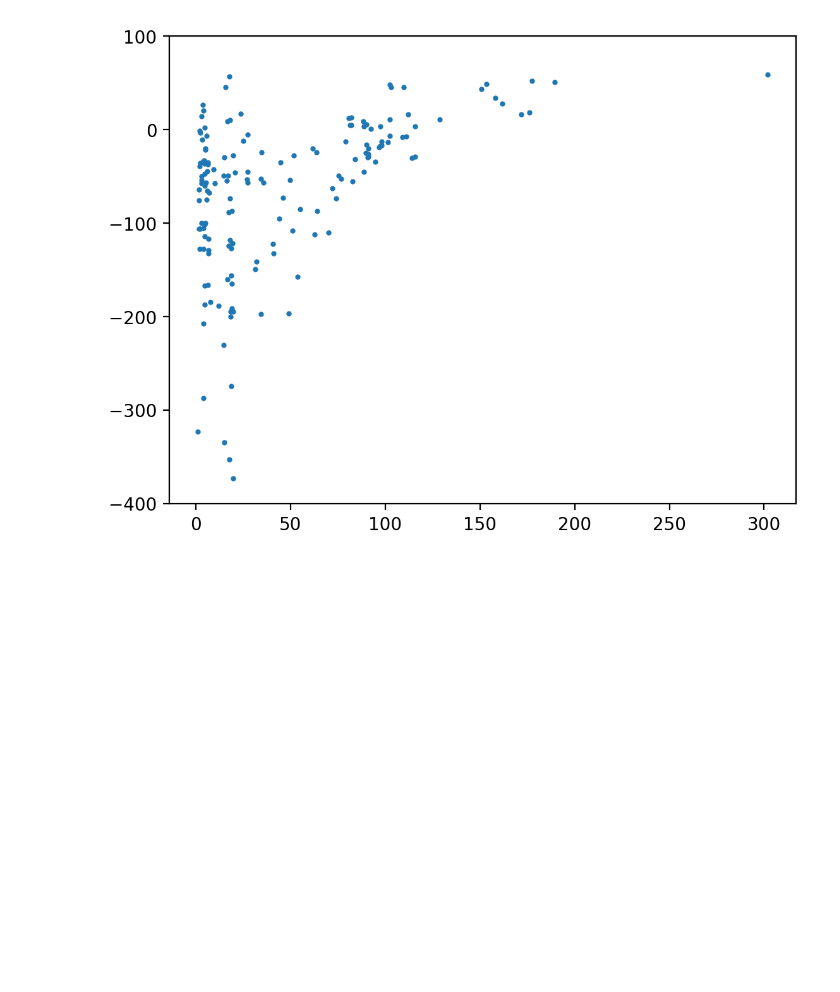
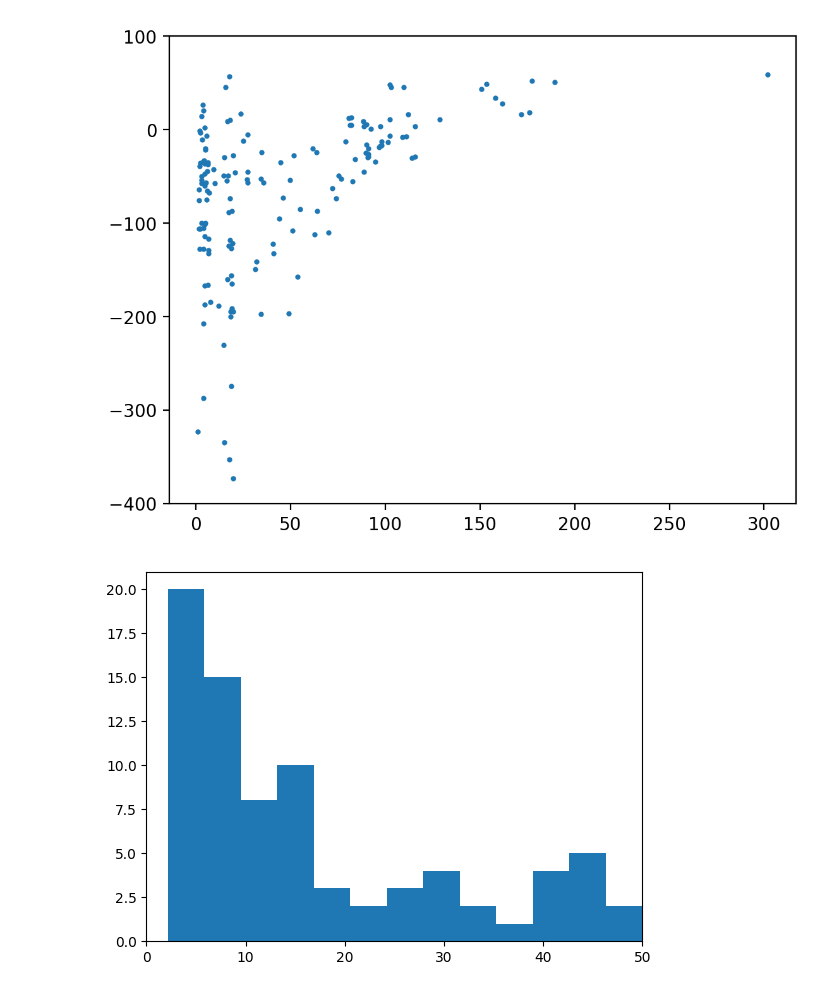
Before and after one commit to SandroMFMoreira/ASteCA, a Jupyter notebook: age_comparison.ipynb, the cells around one changed output. Drawn from its saved outputs; the diff is of its cells as text; code cells hidden in the pictures; blank space fills up the shorter version.

```diff
--- a/age_comparison.ipynb
+++ b/age_comparison.ipynb
@@ -326,3 +327,9 @@ plt.ylim(-400, 100)
 plt.show()
 # %% [output]
 [figure]
+# %%
+plt.hist(merged['age'], bins=40)
+plt.xlim(0, 50)
+plt.show()
+# %% [output]
+[figure, added]
```
Also changed, not shown: parts of 1 cell of this notebook, 5 other files.
